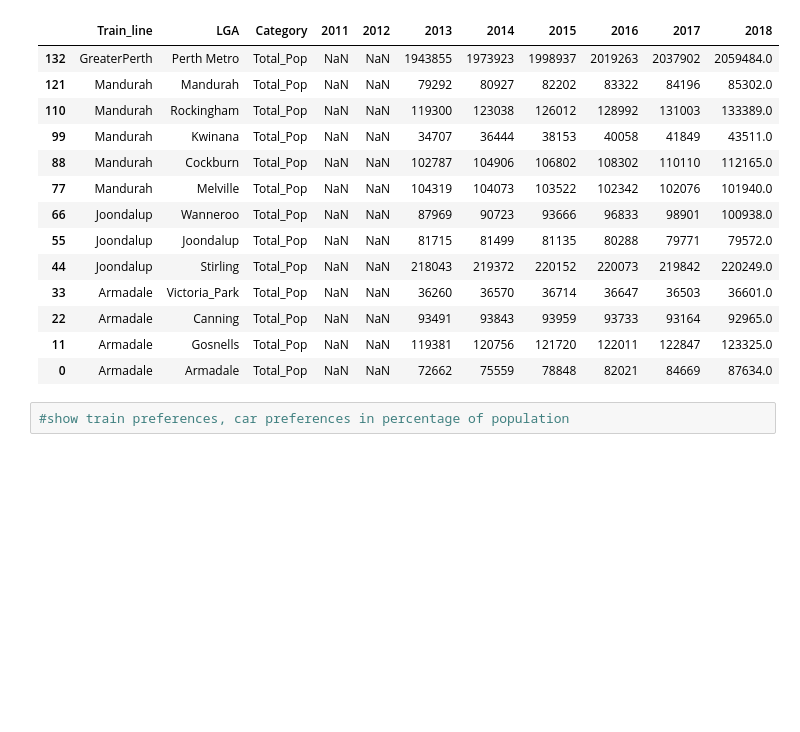
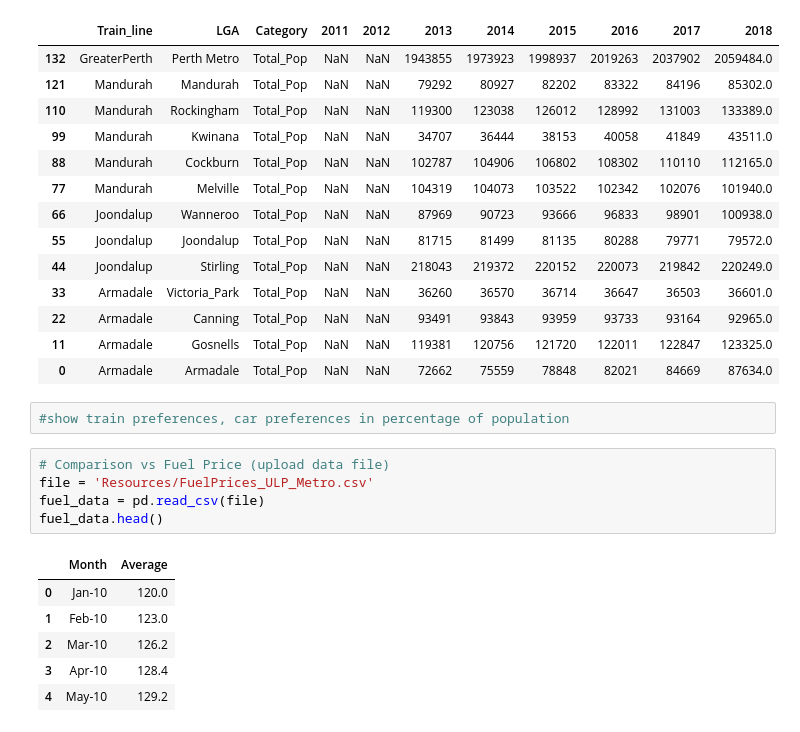
Before and after one commit to thawk18/Pytrio, a Jupyter notebook: public_transport.ipynb, the cells around one changed output. Cells and saved outputs as stored; diff of their text form; blank space fills up the shorter version.

```diff
--- a/public_transport.ipynb
+++ b/public_transport.ipynb
@@ -133,3 +134,15 @@ Total_Pop_df
 | 0 | Armadale | Armadale | Total_Pop | NaN | NaN | 72662 | 75559 | 78848 | 82021 | 84669 | 87634.0 |
 # %%
 #show train preferences, car preferences in percentage of population
+# %%
+# Comparison vs Fuel Price (upload data file)
+file = 'Resources/FuelPrices_ULP_Metro.csv'
+fuel_data = pd.read_csv(file)
+fuel_data.head()
+# %% [output]
+|  | Month | Average |
+| 0 | Jan-10 | 120.0 |
+| 1 | Feb-10 | 123.0 |
+| 2 | Mar-10 | 126.2 |
+| 3 | Apr-10 | 128.4 |
+| 4 | May-10 | 129.2 |
```
Also changed, not shown: parts of 7 cells of this notebook.
